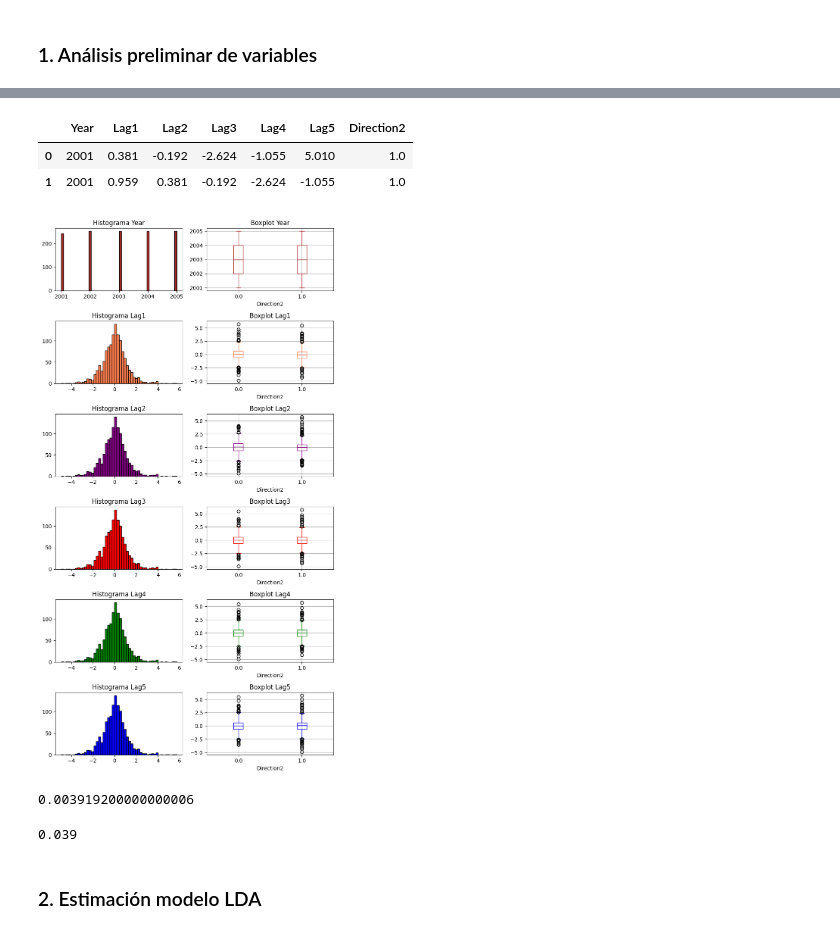
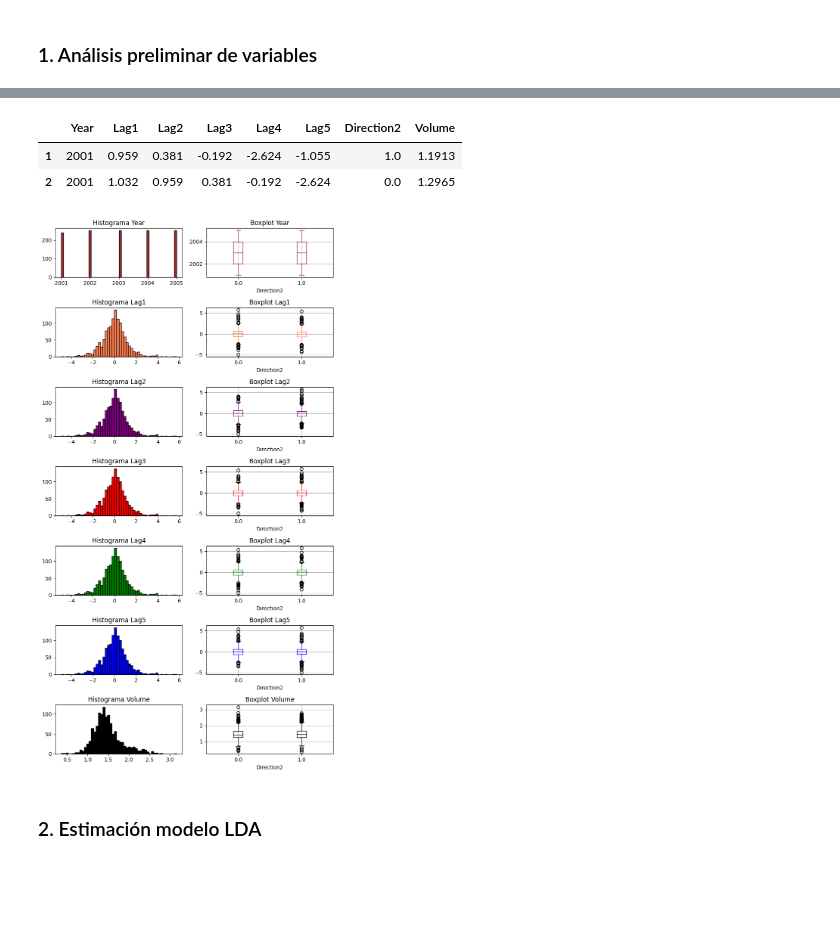
Before and after one commit to ricardotalavera/LDA_QDA_NB_RL, a Jupyter notebook: Clasificacion_12_02_2022.ipynb, the cells around one changed output, grey strips where cells are left out. Cells and saved outputs as stored; diff of their text form; code cells hidden in the pictures; blank space fills up the shorter version.

```diff
--- a/Clasificacion_12_02_2022.ipynb
+++ b/Clasificacion_12_02_2022.ipynb
@@ -54,0 +56,3 @@ data.drop(["Volume"],axis =1, inplace=True)
+# %%
+vol_lag1=[val for i,val in enumerate(data["Volume"]) if i<data.shape[0]-1]
+data.drop([0],axis =0, inplace=True)
@@ -55,2 +61,2 @@ data.drop(["Volume"],axis =1, inplace=True)
 # %%
-data.head(2)
+data["Volume"]=vol_lag1
@@ -102,36 +120,28 @@ x_train, x_test, y_train, y_test = train_test_split(X,Y,train_size=0.7,random_st
 # %%
 data.head(2)
 # %% [output]
-|  | Year | Lag1 | Lag2 | Lag3 | Lag4 | Lag5 | Direction2 |
-| 0 | 2001 | 0.381 | -0.192 | -2.624 | -1.055 | 5.010 | 1.0 |
-| 1 | 2001 | 0.959 | 0.381 | -0.192 | -2.624 | -1.055 | 1.0 |
+|  | Year | Lag1 | Lag2 | Lag3 | Lag4 | Lag5 | Direction2 | Volume |
+| 1 | 2001 | 0.959 | 0.381 | -0.192 | -2.624 | -1.055 | 1.0 | 1.1913 |
+| 2 | 2001 | 1.032 | 0.959 | 0.381 | -0.192 | -2.624 | 0.0 | 1.2965 |
 # %%
 import matplotlib.pyplot as plt
 
-colores=["brown","coral","purple","red","green","blue"]
+colores=["brown","coral","purple","red","green","blue","black"]
 
-fig, ax = plt.subplots(nrows=6,ncols=2,figsize=(8,15))
+fig, ax = plt.subplots(nrows=7,ncols=2,figsize=(8,15))
 
 for i,col in enumerate([cols for cols in data.columns if cols != "Direction2"]):
 
     ax[i,0].hist(data[col],color=colores[i],ec="black",bins=50)
     ax[i,0].set_title(f"Histograma {col}")
 
     data.boxplot(column=col, by="Direction2",ax=ax[i,1],color = colores[i])
     ax[i,1].set_title(f"Boxplot {col}")
 
 fig.suptitle("")
 plt.tight_layout()
 # %% [output]
-[figure, old version]
+[figure, new version]
-# %%
-np.mean(data["Lag2"])
-# %% [output]
-0.003919200000000006
-# %%
-np.median(data["Lag2"])
-# %% [output]
-0.039
 # %% [markdown]
 ### 2. Estimación modelo LDA
 # %%
```
Also changed, not shown: parts of 22 cells of this notebook.
